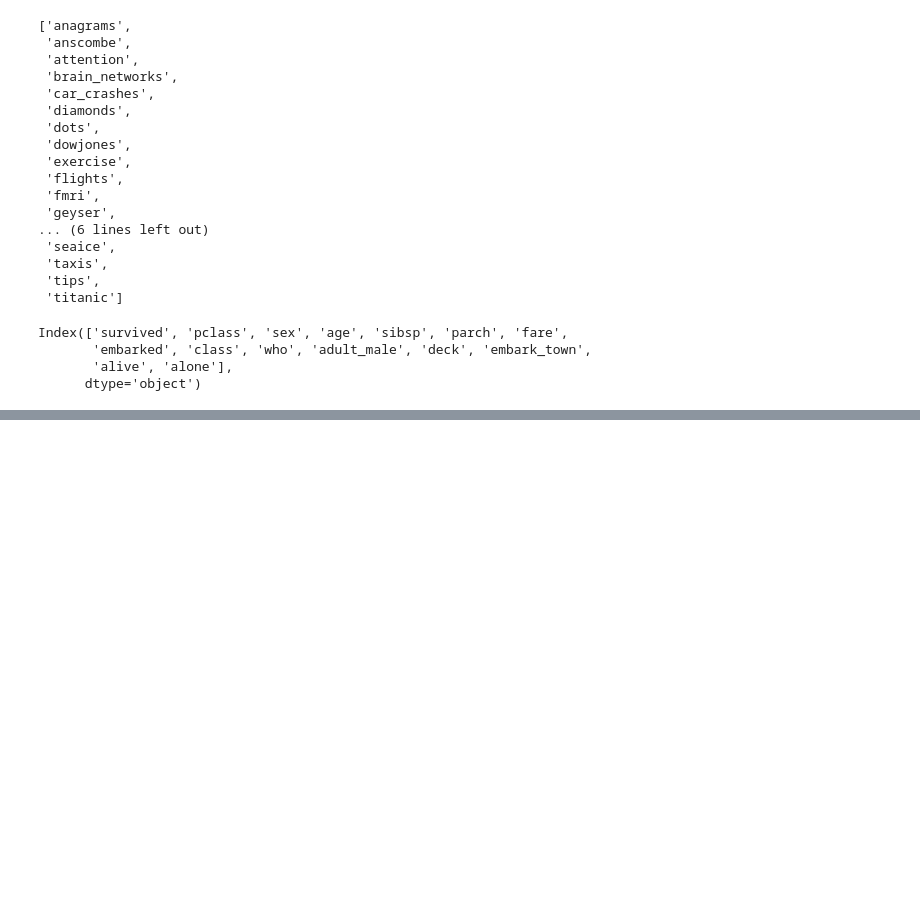
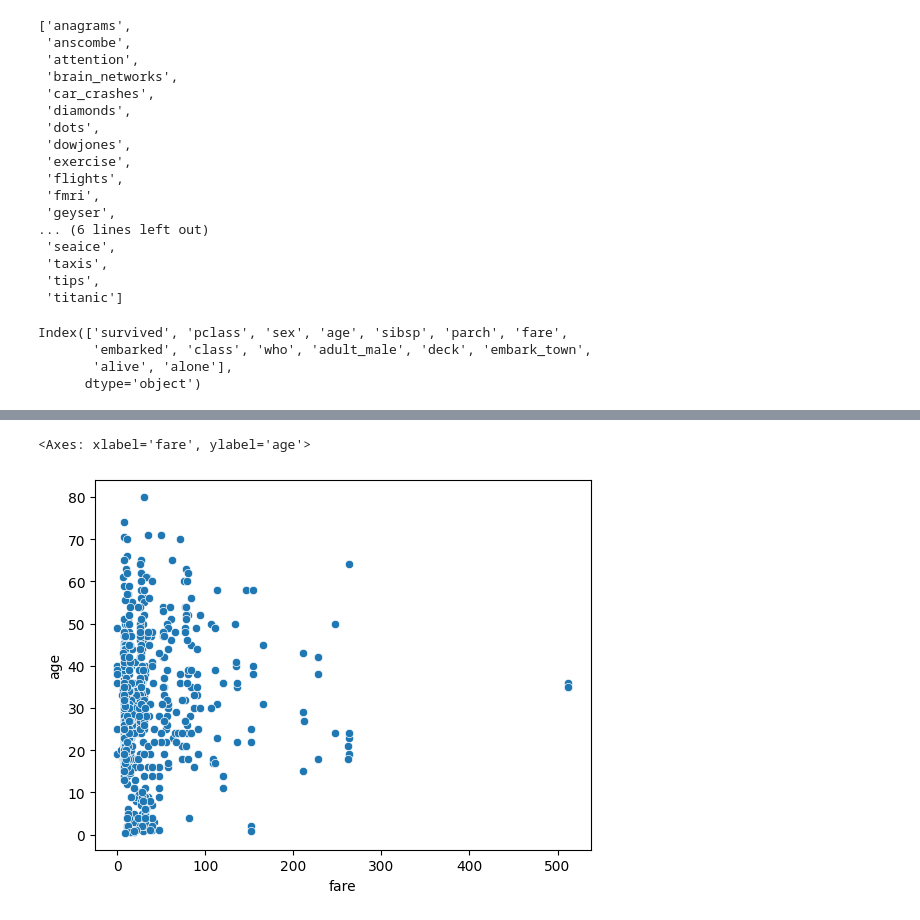
Before and after one commit to jerryola1/PlotSenseAI, a Jupyter notebook: test.ipynb, the cells around one changed output, grey strips where cells are left out. Drawn from its saved outputs; the diff is of its cells as text; code cells hidden in the pictures; blank space fills up the shorter version.

```diff
--- a/test.ipynb
+++ b/test.ipynb
@@ -134,4 +133,7 @@ variable_name = generate_plot(titanic, recommendation[2])
 # %%
-# fig, ax = plt.subplots()
-# sns.barplot(data=titanic, x='survived', y='pclass', ax=ax)
+fig, ax = plt.subplots()
+sns.scatterplot(data=titanic, x='fare', y='age', ax=ax)
+# %% [output]
+<Axes: xlabel='fare', ylabel='age'>
+[figure, added]
 # %%
```
Also changed, not shown: parts of 16 cells of this notebook, 14 other files.
